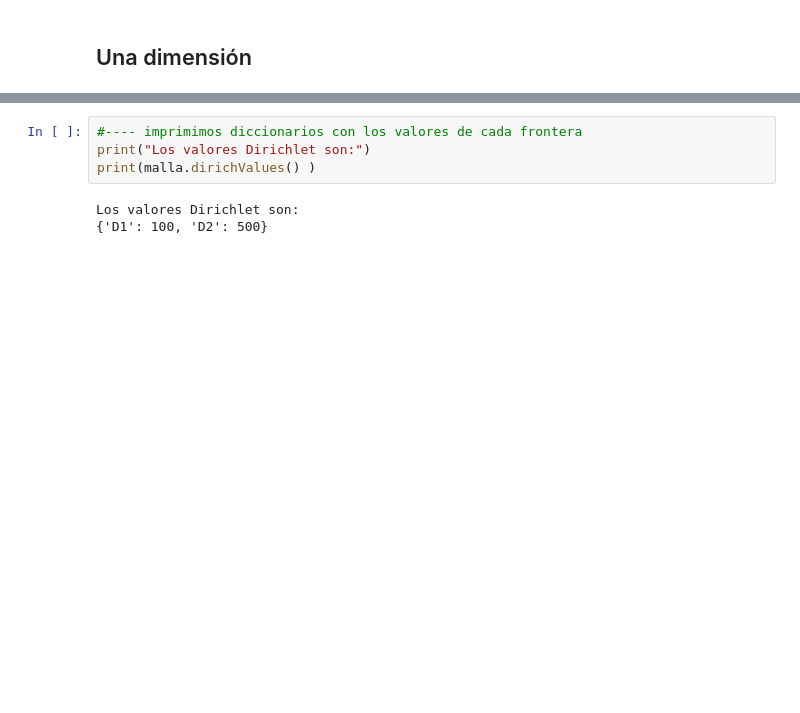
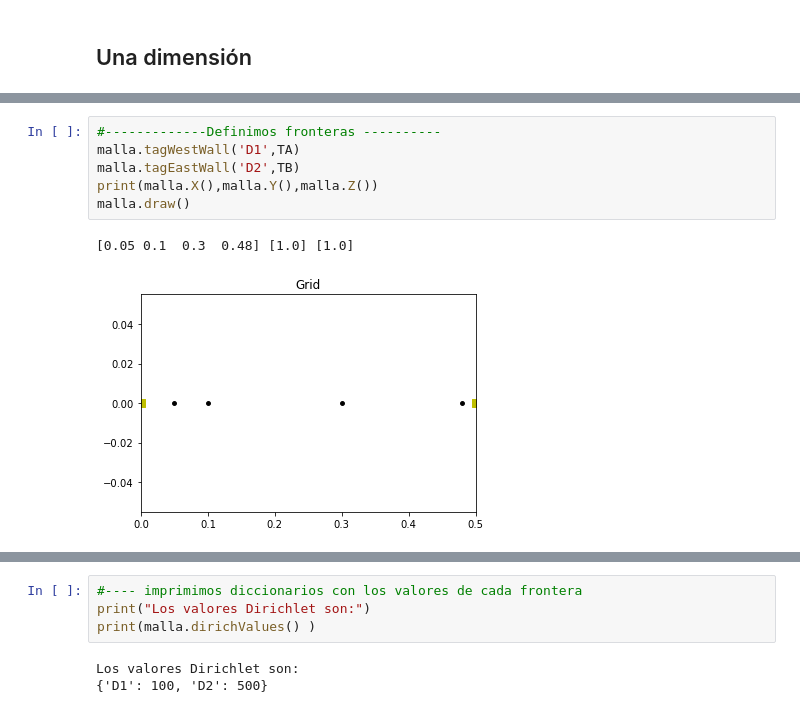
Before and after one commit to OscarAlvaradoM/Tesis, a Jupyter notebook: notebooks/Pruebas_codigo_Jose.ipynb, the cells around one changed output, grey strips where cells are left out. Drawn from its saved outputs; the diff is of its cells as text; blank space fills up the shorter version.

```diff
--- a/notebooks/Pruebas_codigo_Jose.ipynb
+++ b/notebooks/Pruebas_codigo_Jose.ipynb
@@ -59,2 +42,11 @@ malla.draw()
+# %%
+#-------------Definimos fronteras ----------
+malla.tagWestWall('D1',TA)
+malla.tagEastWall('D2',TB)
+print(malla.X(),malla.Y(),malla.Z())
+malla.draw()
+# %% [output]
+[0.05 0.1  0.3  0.48] [1.0] [1.0]
+[figure, added]
 # %%
 #--- creamos el objeto coeficientes --------------------------
```
Also changed, not shown: parts of 11 cells of this notebook.
